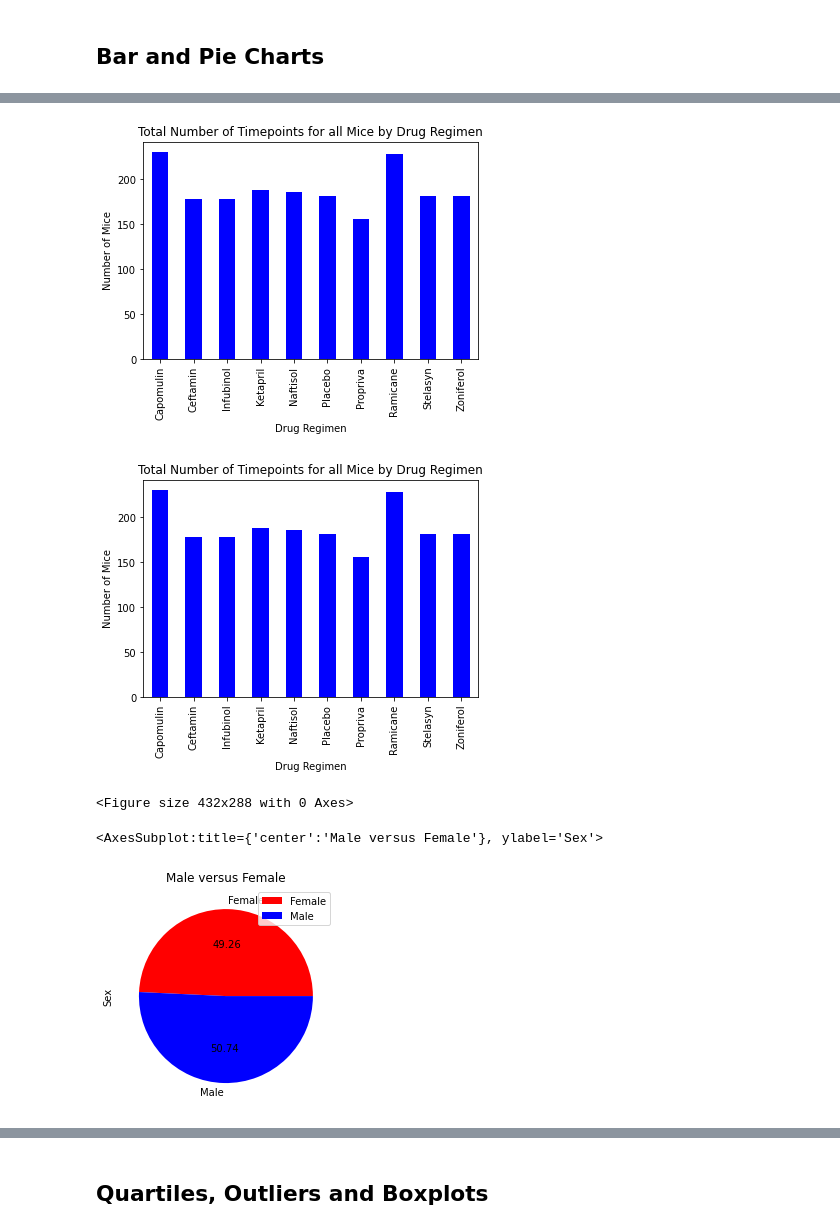
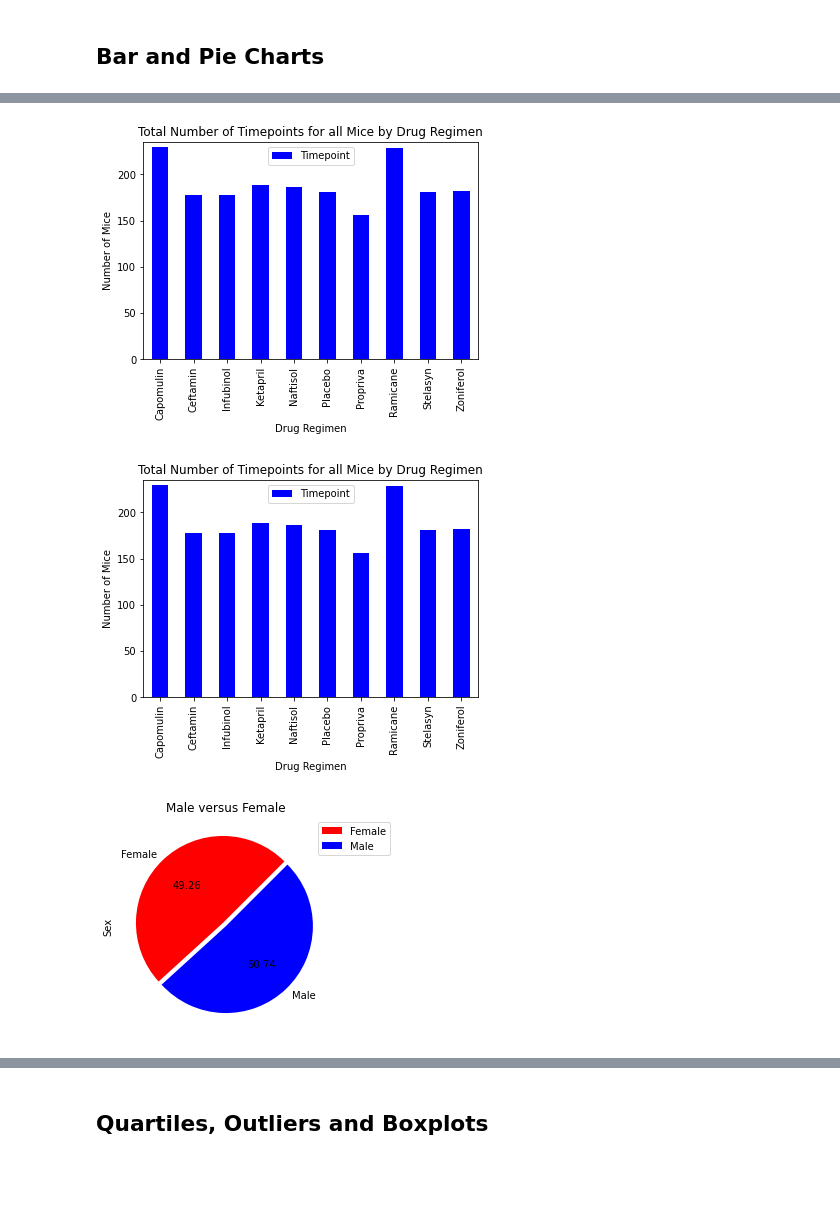
Before and after one commit to kpellas/MATPLOTLIB-Challenge, a Jupyter notebook: pymaceuticals.ipynb, the cells around one changed output, grey strips where cells are left out. Drawn from its saved outputs; the diff is of its cells as text; code cells hidden in the pictures; blank space fills up the shorter version.

```diff
--- a/pymaceuticals.ipynb
+++ b/pymaceuticals.ipynb
@@ -138,30 +153,34 @@ summary_df2
 # Generate a bar plot showing the total number of timepoints for all mice tested for each drug regimen using Pandas.
 df.groupby('Drug Regimen')['Timepoint'].count().plot(kind='bar', color="blue",
                                                      title="Total Number of Timepoints for all Mice by Drug Regimen",
-                                                     ylabel = ("Number of Mice")
+                                                     ylabel = ("Number of Mice"),
+                                                     legend = True,
+                                                     ylim = (0, 235)
                                                          );
 # %% [output]
-[figure, old version]
+[figure, new version]
 # %%
 ,# Generate a bar plot showing the total number of timepoints for all mice tested for each drug regimen using pyplot.
 timepoints_sum = df.groupby('Drug Regimen')['Timepoint'].count()
 timepoints_sum.plot(kind="bar", color="blue")
 plt.title("Total Number of Timepoints for all Mice by Drug Regimen")
 plt.ylabel("Number of Mice")
+plt.legend()
+plt.ylim(0, 235)
 plt.show()
-plt.tight_layout()
 # %% [output]
-[figure, old version]
+[figure, new version]
-<Figure size 432x288 with 0 Axes>
 # %%
 # Generate a pie plot showing the distribution of female versus male mice using Pandas
 sex_count = df.groupby('Sex').count()
 colors = ["red", "blue"]
+explode = [.05, 0]
 
-sex_count.plot(kind="pie", y='Mouse ID', autopct='%.2f', colors=colors, ylabel = "Sex", title = "Male versus Female", plloc='upper right'));
+ax = sex_count.plot(kind="pie", y='Mouse ID', autopct='%.2f', colors=colors, ylabel = "Sex", title = "Male versus Female", startangle=45, explode=explode);
+
+ax.legend(bbox_to_anchor=(.9, 1.0));
 # %% [output]
-<AxesSubplot:title={'center':'Male versus Female'}, ylabel='Sex'>
-[figure, old version]
+[figure, new version]
 # %%
 # Generate a pie plot showing the distribution of female versus male mice using pyplot
 sex = df.groupby('Sex').count()
```
Also changed, not shown: parts of 9 cells of this notebook.
